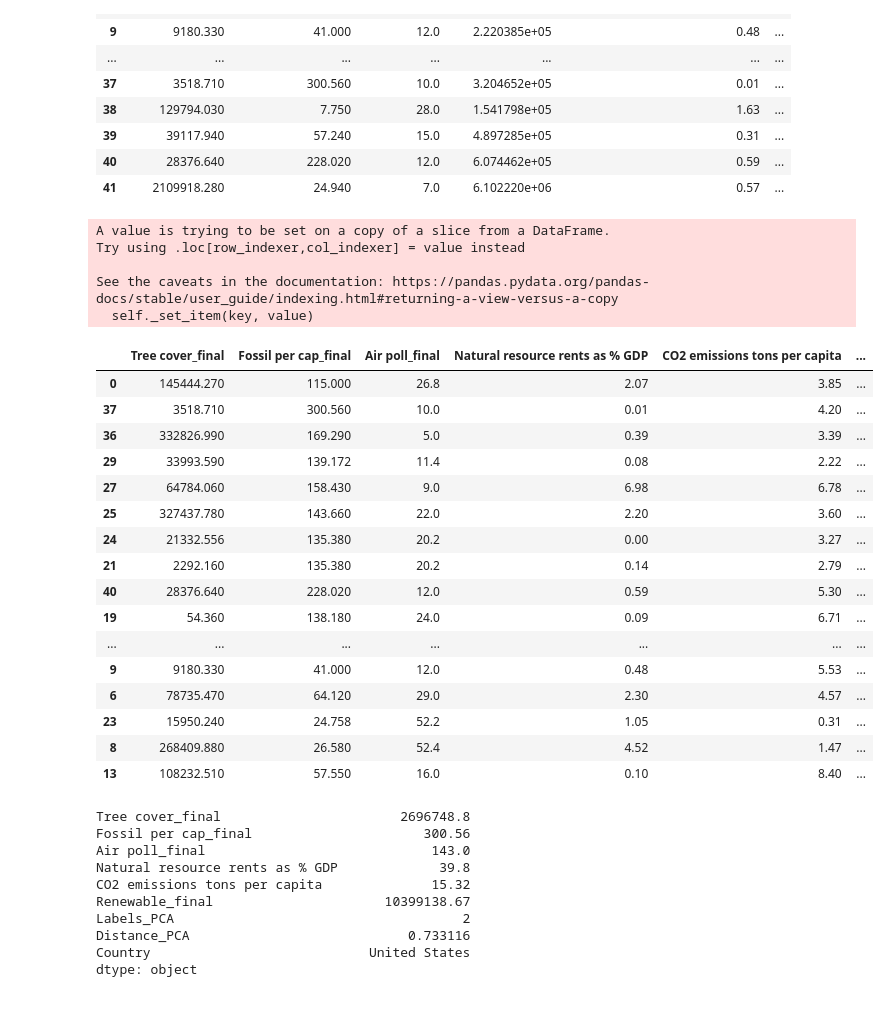
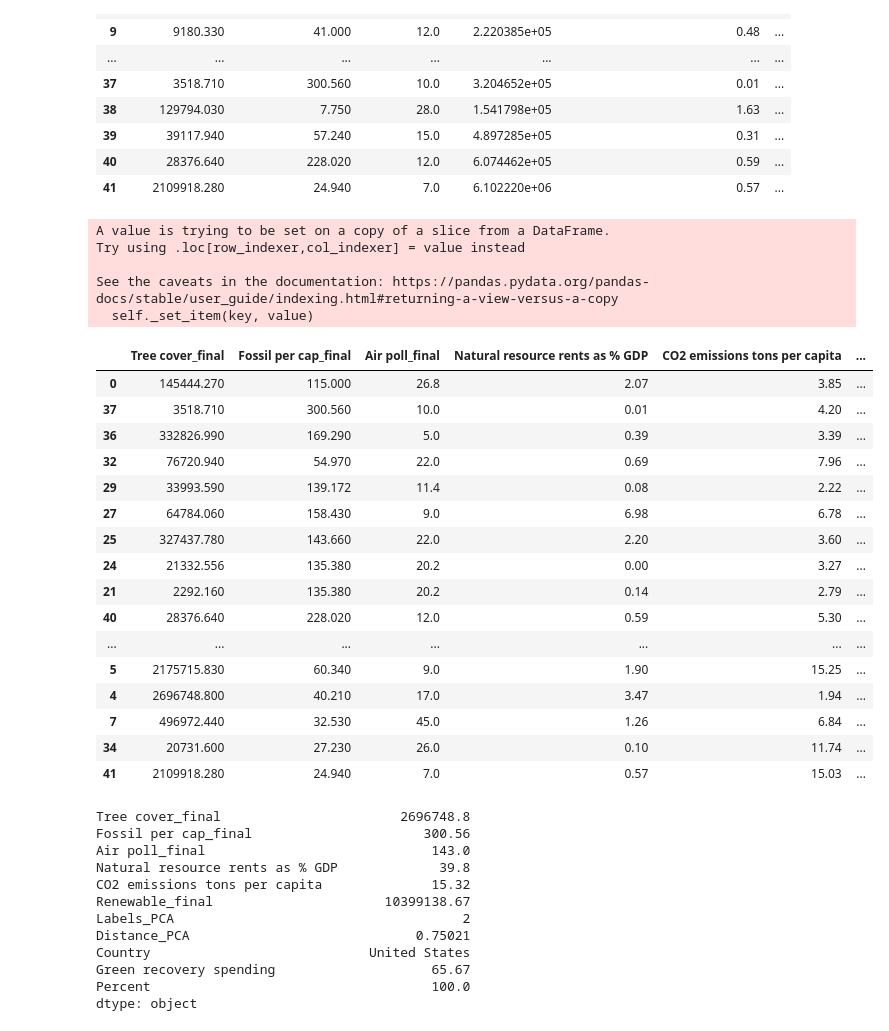
Before and after one commit to eimbloom/Test, a Jupyter notebook: Nearest.ipynb, the cells around one changed output. Cells and saved outputs as stored; diff of their text form; code cells hidden in the pictures.

```diff
--- a/Nearest.ipynb
+++ b/Nearest.ipynb
@@ -1894,32 +1894,35 @@ GROxcols
 # %%
 df = GROxcols[["Tree cover_final", "Fossil per cap_final", "Air poll_final", "Natural resource rents as % GDP", "CO2 emissions tons per capita", "Renewable_final", "Labels_PCA", "Distance_PCA"]]
 #renewable is the only variable that should be high for better performance
 df["Country"] = GROmerge["Country"]
+df['Green recovery spending'] = GROfinal['Green recovery spending']
+df['Percent'] = GROfinal['Percent']
+df['Country Code'] = GROmerge['Country Code']
 df = df.sort_values(by=['Labels_PCA'])
 df
 # %% [output]
 A value is trying to be set on a copy of a slice from a DataFrame.
 Try using .loc[row_indexer,col_indexer] = value instead
 
 See the caveats in the documentation: https://pandas.pydata.org/pandas-docs/stable/user_guide/indexing.html#returning-a-view-versus-a-copy
   self._set_item(key, value)
 |  | Tree cover_final | Fossil per cap_final | Air poll_final | Natural resource rents as % GDP | CO2 emissions tons per capita | ... |
 | 0 | 145444.270 | 115.000 | 26.8 | 2.07 | 3.85 | ... |
 | 37 | 3518.710 | 300.560 | 10.0 | 0.01 | 4.20 | ... |
 | 36 | 332826.990 | 169.290 | 5.0 | 0.39 | 3.39 | ... |
+| 32 | 76720.940 | 54.970 | 22.0 | 0.69 | 7.96 | ... |
 | 29 | 33993.590 | 139.172 | 11.4 | 0.08 | 2.22 | ... |
 | 27 | 64784.060 | 158.430 | 9.0 | 6.98 | 6.78 | ... |
 | 25 | 327437.780 | 143.660 | 22.0 | 2.20 | 3.60 | ... |
 | 24 | 21332.556 | 135.380 | 20.2 | 0.00 | 3.27 | ... |
 | 21 | 2292.160 | 135.380 | 20.2 | 0.14 | 2.79 | ... |
 | 40 | 28376.640 | 228.020 | 12.0 | 0.59 | 5.30 | ... |
-| 19 | 54.360 | 138.180 | 24.0 | 0.09 | 6.71 | ... |
 | ... | ... | ... | ... | ... | ... | ... |
-| 9 | 9180.330 | 41.000 | 12.0 | 0.48 | 5.53 | ... |
-| 6 | 78735.470 | 64.120 | 29.0 | 2.30 | 4.57 | ... |
-| 23 | 15950.240 | 24.758 | 52.2 | 1.05 | 0.31 | ... |
-| 8 | 268409.880 | 26.580 | 52.4 | 4.52 | 1.47 | ... |
-| 13 | 108232.510 | 57.550 | 16.0 | 0.10 | 8.40 | ... |
+| 5 | 2175715.830 | 60.340 | 9.0 | 1.90 | 15.25 | ... |
+| 4 | 2696748.800 | 40.210 | 17.0 | 3.47 | 1.94 | ... |
+| 7 | 496972.440 | 32.530 | 45.0 | 1.26 | 6.84 | ... |
+| 34 | 20731.600 | 27.230 | 26.0 | 0.10 | 11.74 | ... |
+| 41 | 2109918.280 | 24.940 | 7.0 | 0.57 | 15.03 | ... |
 # %%
 df.max()
 # %% [output]
@@ -1930,8 +1933,10 @@ Natural resource rents as % GDP             39.8
 CO2 emissions tons per capita              15.32
 Renewable_final                      10399138.67
 Labels_PCA                                     2
-Distance_PCA                            0.733116
+Distance_PCA                             0.75021
 Country                            United States
+Green recovery spending                    65.67
+Percent                                    100.0
 dtype: object
 # %%
 df.min()
```
Also changed, not shown: parts of 23 cells of this notebook.
